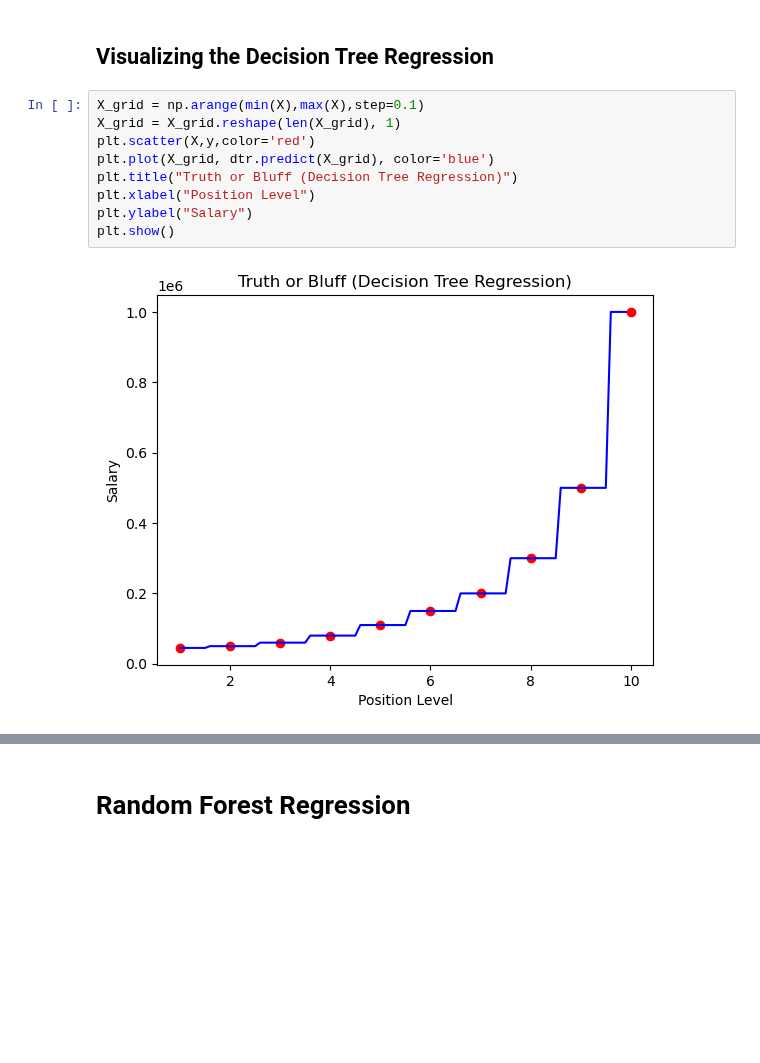
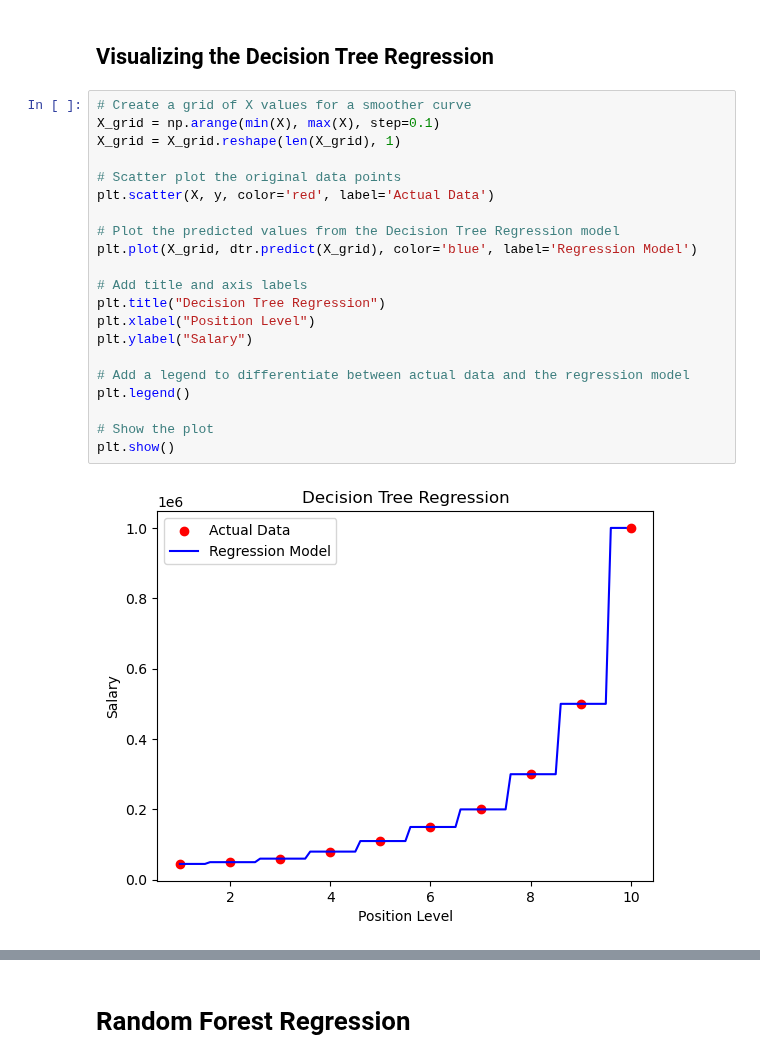
Before and after one commit to abhimanyus1997/ML-Basics, a Jupyter notebook: 02-Regression.ipynb, the cells around one changed output, grey strips where cells are left out. Saved outputs shown, nothing was run; the diff lists cells and outputs as text; blank space fills up the shorter version.

```diff
--- a/02-Regression.ipynb
+++ b/02-Regression.ipynb
@@ -700,13 +809,25 @@ Predicted Salary: $150000.0 using Decision Tree
 # %% [markdown]
 ## Visualizing the Decision Tree Regression
 # %%
-X_grid = np.arange(min(X),max(X),step=0.1)
+# Create a grid of X values for a smoother curve
+X_grid = np.arange(min(X), max(X), step=0.1)
 X_grid = X_grid.reshape(len(X_grid), 1)
-plt.scatter(X,y,color='red')
-plt.plot(X_grid, dtr.predict(X_grid), color='blue')
-plt.title("Truth or Bluff (Decision Tree Regression)")
+
+# Scatter plot the original data points
+plt.scatter(X, y, color='red', label='Actual Data')
+
+# Plot the predicted values from the Decision Tree Regression model
+plt.plot(X_grid, dtr.predict(X_grid), color='blue', label='Regression Model')
+
+# Add title and axis labels
+plt.title("Decision Tree Regression")
 plt.xlabel("Position Level")
 plt.ylabel("Salary")
+
+# Add a legend to differentiate between actual data and the regression model
+plt.legend()
+
+# Show the plot
 plt.show()
 # %% [output]
-[figure, old version]
+[figure, new version]
```
Also changed, not shown: parts of 11 cells of this notebook.
